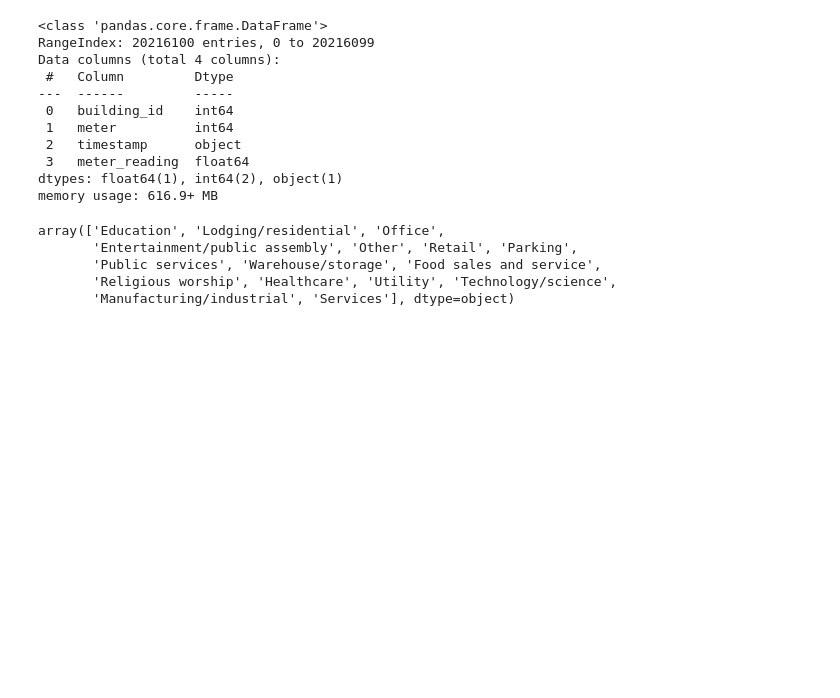
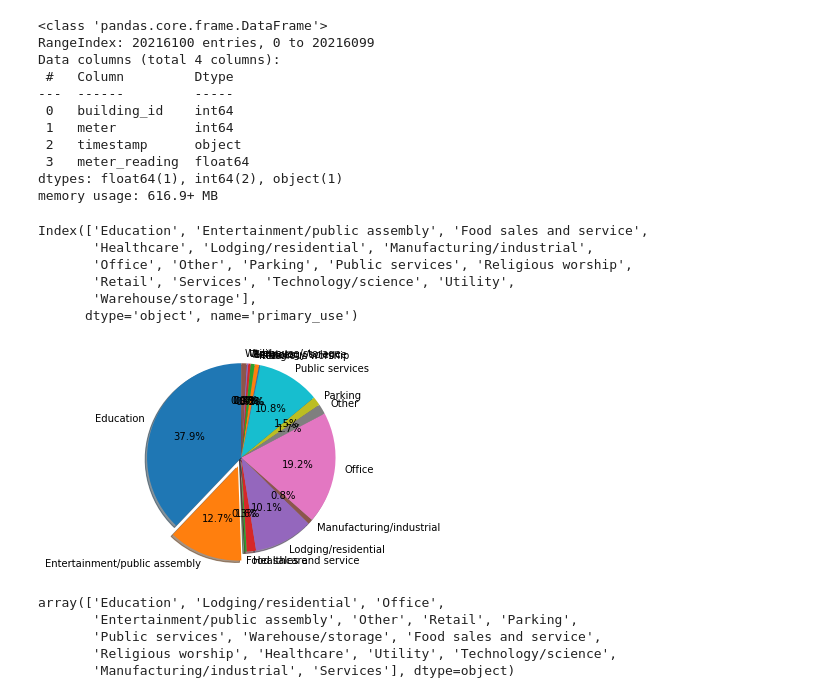
Before and after one commit to jtyrrell86/Capstone-2, a Jupyter notebook: EDA for Capstone 2.ipynb, the cells around one changed output. Saved outputs shown, nothing was run; the diff lists cells and outputs as text; code cells hidden in the pictures; blank space fills up the shorter version.

```diff
--- a/EDA for Capstone 2.ipynb
+++ b/EDA for Capstone 2.ipynb
@@ -173,6 +173,35 @@ Data columns (total 4 columns):
  3   meter_reading  float64
 dtypes: float64(1), int64(2), object(1)
 memory usage: 616.9+ MB
+# %%
+primary_use = metadata_df.groupby(by="primary_use").count()
+primary_use["percentage"] = round(((primary_use["building_id"] / 1449) * 100), 2)
+primary_use["percentage"].index
+# primary_use["percent"] = primary_use["building_id"] / 1449
+# %% [output]
+Index(['Education', 'Entertainment/public assembly', 'Food sales and service',
+       'Healthcare', 'Lodging/residential', 'Manufacturing/industrial',
+       'Office', 'Other', 'Parking', 'Public services', 'Religious worship',
+       'Retail', 'Services', 'Technology/science', 'Utility',
+       'Warehouse/storage'],
+      dtype='object', name='primary_use')
+# %%
+def primary_use_pyplot(data):
+    # Pie chart, where the slices will be ordered and plotted counter-clockwise:
+    labels = data.index
+    sizes = data.values
+    explode = (0, 0.1, 0, 0, 0, 0, 0, 0, 0, 0, 0, 0, 0, 0, 0, 0)  # only "explode" the 2nd slice (i.e. 'Hogs')
+
+    fig1, ax1 = plt.subplots()
+    ax1.pie(sizes, explode=explode, labels=labels, autopct='%1.1f%%',
+        shadow=True, startangle=90)
+    ax1.axis('equal')  # Equal aspect ratio ensures that pie is drawn as a circle.
+
+    plt.show()
+
+primary_use_pyplot(primary_use["percentage"])
+# %% [output]
+[figure, added]
 # %%
 metadata_df["primary_use"].unique()
 # %% [output]
```
Also changed, not shown: parts of 5 cells of this notebook, 6 other files.
